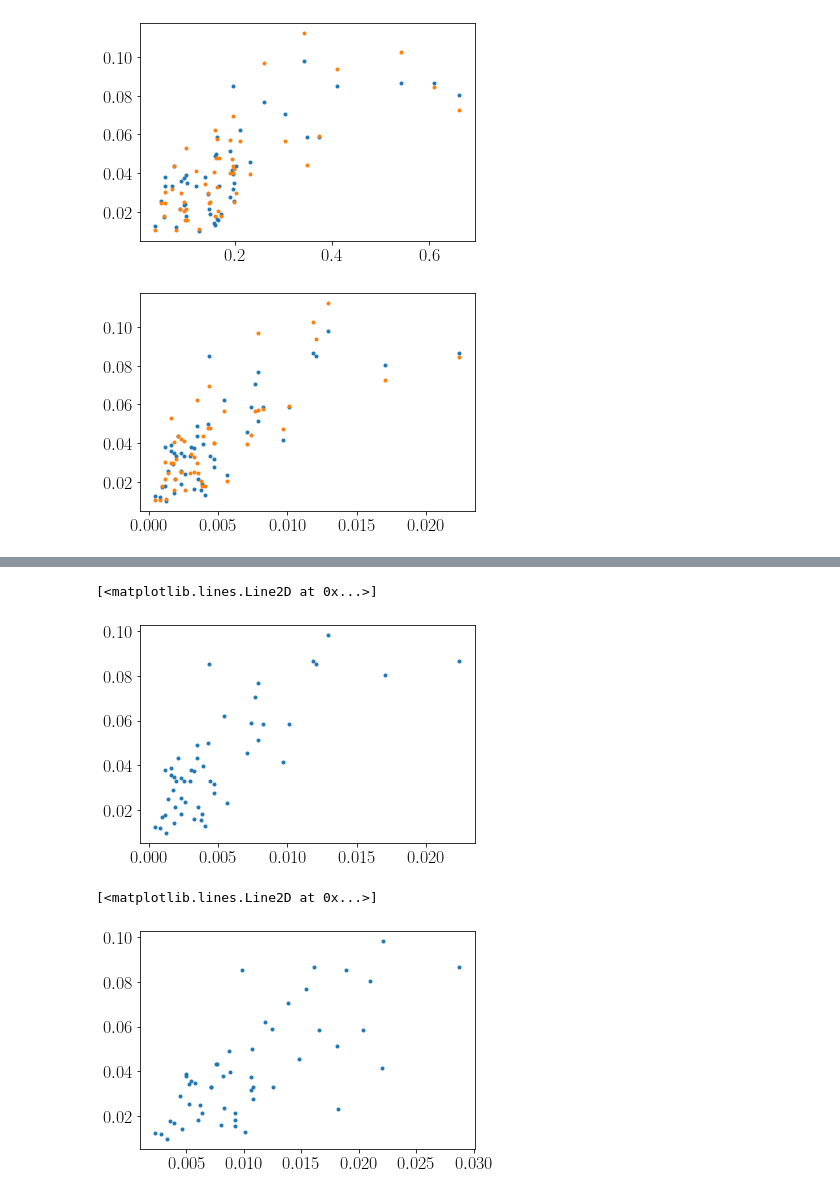
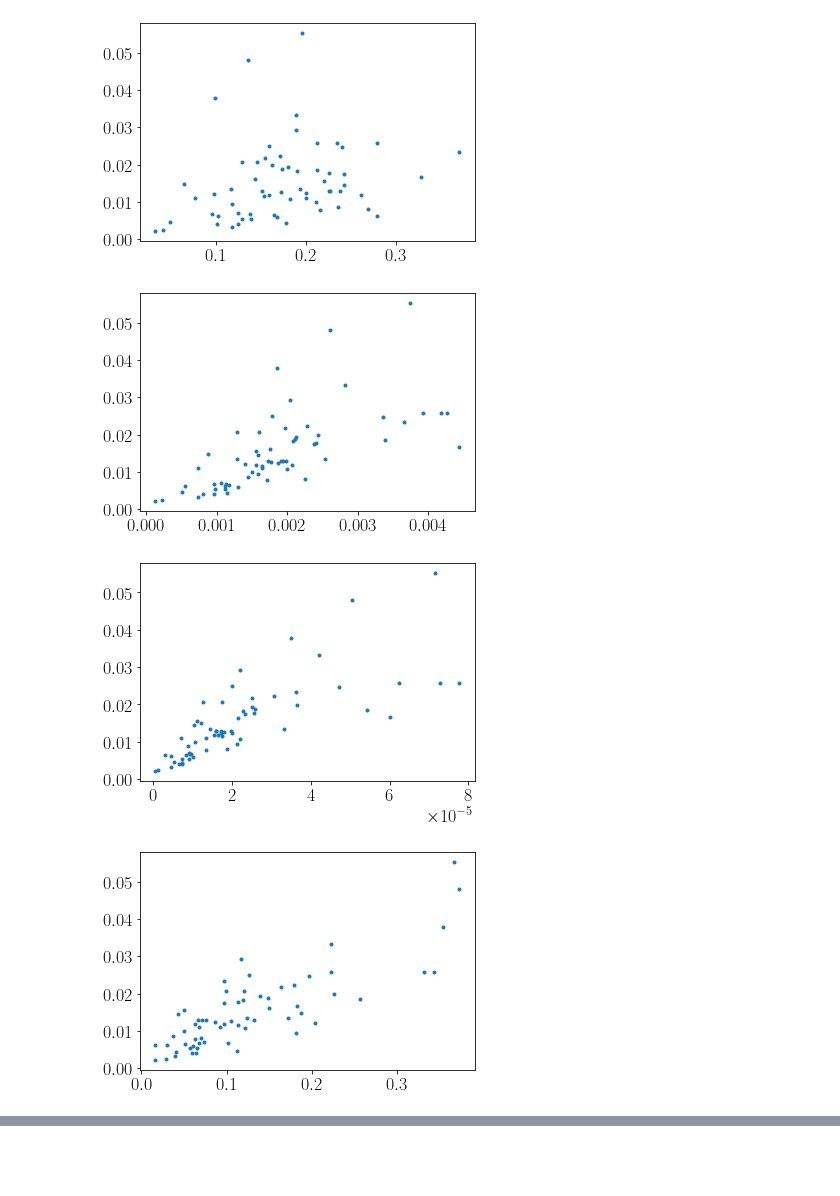
Before and after one commit to nataliehogg/analosis, a Jupyter notebook: analosis/notebooks/test_quality.ipynb, the cells around one changed output, grey strips where cells are left out. Cells and saved outputs as stored; diff of their text form; code cells hidden in the pictures; blank space fills up the shorter version.

Commit message:
Testing quality of the mithril sample

```diff
--- a/analosis/notebooks/test_quality.ipynb
+++ b/analosis/notebooks/test_quality.ipynb
@@ -18,19 +18,19 @@ from scipy.optimize import lsq_linear, curve_fit
 
 from analosis.utilities.useful_functions import Utilities, estimate_quality
 # %%
-sample = 'silver'
+sample = 'mithril'
 path = '/Users/pierrefleury/GitHub/analosis/analosis/results'
 input_kwargs = pd.read_csv(path + '/datasets/' + sample + '_sample_input_kwargs.csv')
 # %%
 # Estimate quality of golden satmple images from SNR
-quality = estimate_quality(input_kwargs, snr_cut=5)
+quality = estimate_quality(input_kwargs, snr_cut=1)
 # %%
 # Import summary results for sample
 
 path_summary = '/Users/pierrefleury/GitHub/analosis/analosis/results/summary/'
 job = 'pm'
-summary_g1_kwargs = pd.read_csv(path_summary + sample + '_summary_gamma1_'+job+'.csv')
-summary_g2_kwargs = pd.read_csv(path_summary + sample + '_summary_gamma2_'+job+'.csv')
+summary_g1_kwargs = pd.read_csv(path_summary + 'summary_gamma1_' + job + '_' + sample +'.csv')
+summary_g2_kwargs = pd.read_csv(path_summary + 'summary_gamma2_' + job + '_' + sample +'.csv')
 
 in_gamma1_converged = summary_g1_kwargs['in_gamma1'].to_numpy()
 out_gamma1          = summary_g1_kwargs['out_gamma1'].to_numpy()
@@ -110,10 +72,12 @@ elif sample == 'silver':
 # complete error bars
 uncertainty_g1 = g1_lower_error + g1_upper_error
 uncertainty_g2 = g2_lower_error + g2_upper_error
+sigma = np.sqrt(uncertainty_g1**2 + uncertainty_g1**2) / 2
 
 # difference with true value
 error_g1 = abs(in_gamma1_converged - out_gamma1)
 error_g2 = abs(in_gamma2_converged - out_gamma2)
+error = np.sqrt(error_g1**2 + error_g2**2)
 # %%
 beta = np.array([b for i, b in enumerate(beta) if i in converged])
 theta_E = np.array([th for i, th in enumerate(theta_E) if i in converged])
@@ -225,13 +211,31 @@ plt.show()
 # %%
 X = beta / theta_E
-plt.plot(X, uncertainty_g1, '.')
-plt.plot(X, uncertainty_g2, '.')
+plt.plot(X, sigma, '.')
 plt.show()
 
 X = beta / theta_E / quality**0.5
-plt.plot(X, uncertainty_g1, '.')
-plt.plot(X, uncertainty_g2, '.')
+plt.plot(X, sigma, '.')
 plt.show()
+
+X = beta / theta_E / quality
+plt.plot(X, sigma, '.')
+plt.show()
+
+X = 1000 / quality
+plt.plot(X, sigma, '.')
+plt.show()
+
+X = np.log10(quality)
+Y = np.log10(sigma)
+plt.plot(X, Y, '.')
+plt.show()
+
+X = - np.log10(quality)
+Y = sigma
+plt.plot(X, Y, '.')
+plt.show()
 # %% [output]
-[figure, old version]
+[figure, new version]
-[figure, old version]
+[figure, new version]
+[figure, added]
+[figure, added]
@@ -238,10 +243,0 @@ plt.show()
-# %%
-plt.plot(beta/theta_E / np.sqrt(quality), uncertainty_g1, '.')
-# %% [output]
-[<matplotlib.lines.Line2D at 0x...>]
-[figure, removed]
-# %%
-plt.plot(np.sqrt(beta/theta_E / quality), uncertainty_g1, '.')
-# %% [output]
-[<matplotlib.lines.Line2D at 0x...>]
-[figure, removed]
```
Also changed, not shown: parts of 10 cells of this notebook.
